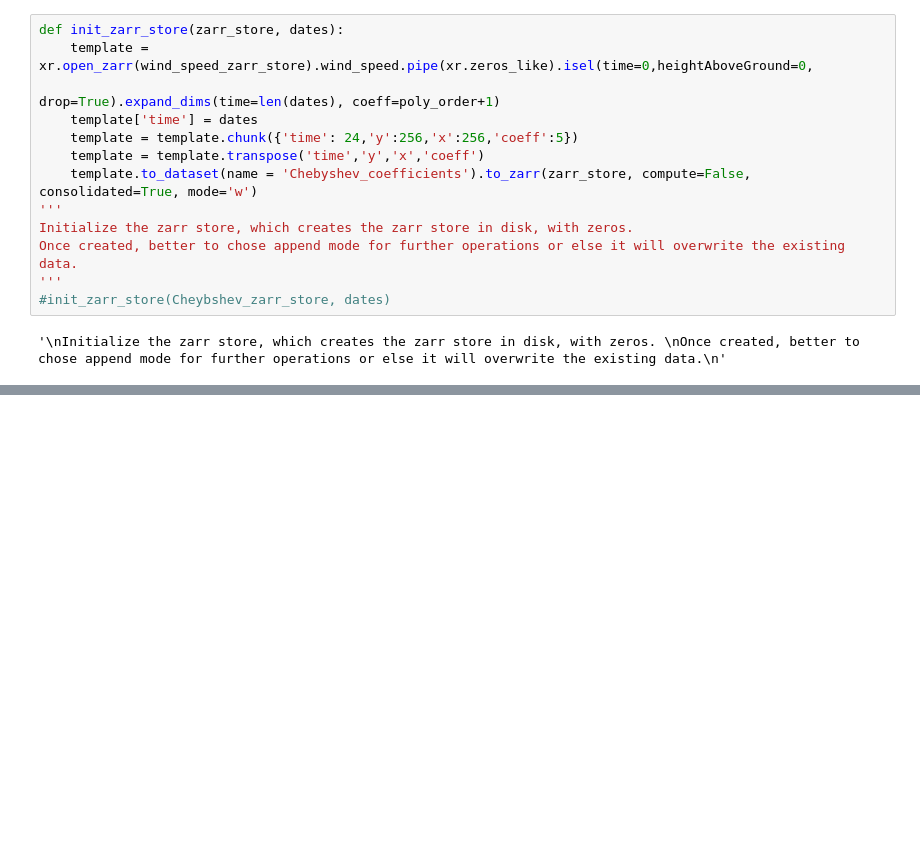
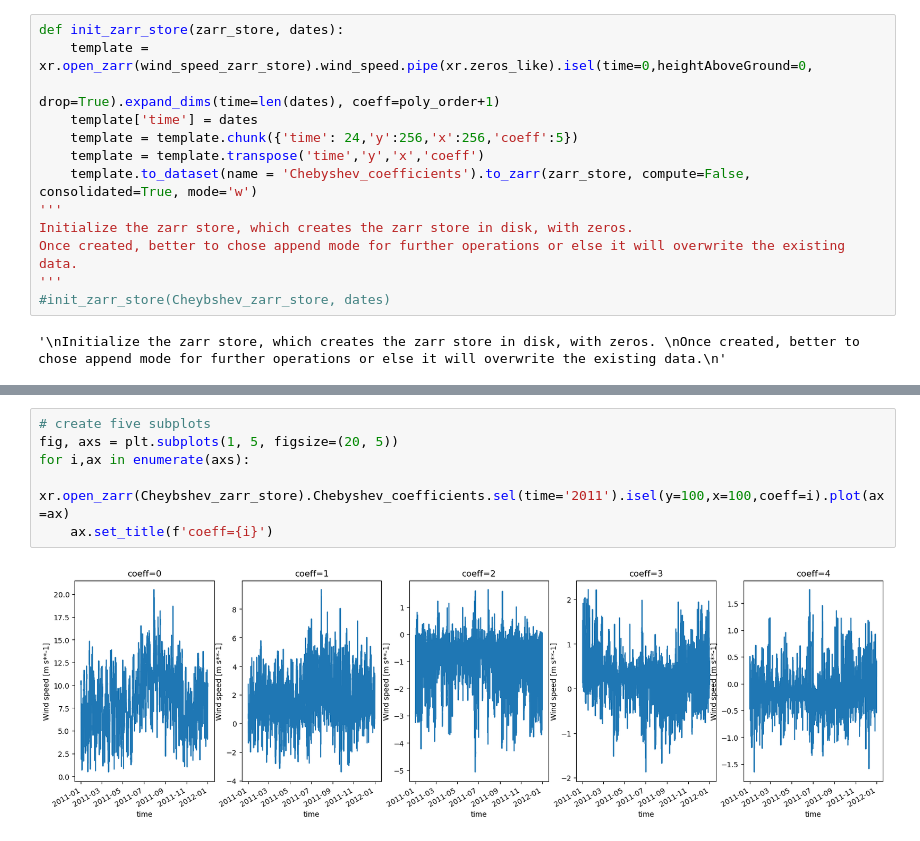
Before and after one commit to HarishBaki/CERRA_wind_profiles_and_Chebyshev_coefficients, a Jupyter notebook: Compute_Chebyshev_coefficients_zarr.ipynb, the cells around one changed output, grey strips where cells are left out. Drawn from its saved outputs; the diff is of its cells as text; blank space fills up the shorter version.

Commit message:
Add scripts for computing and storing Chebyshev coefficients in Zarr format

```diff
--- a/Compute_Chebyshev_coefficients_zarr.ipynb
+++ b/Compute_Chebyshev_coefficients_zarr.ipynb
@@ -204,0 +221,8 @@ Dimensions without coordinates: y, x, coeff
+# %%
+# create five subplots
+fig, axs = plt.subplots(1, 5, figsize=(20, 5))
+for i,ax in enumerate(axs):
+    xr.open_zarr(Cheybshev_zarr_store).Chebyshev_coefficients.sel(time='2011').isel(y=100,x=100,coeff=i).plot(ax=ax)
+    ax.set_title(f'coeff={i}')
+# %% [output]
+[figure, added]
```
Also changed, not shown: parts of 9 cells of this notebook, 2 other files.
